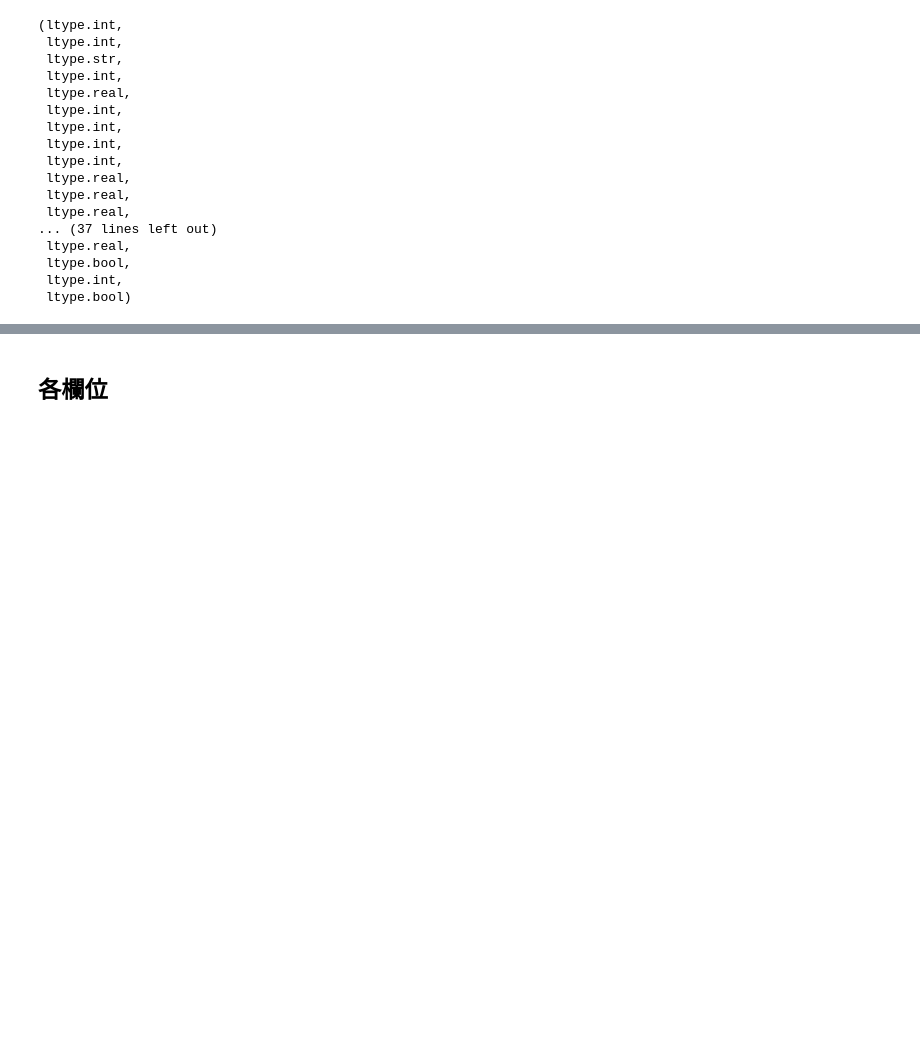
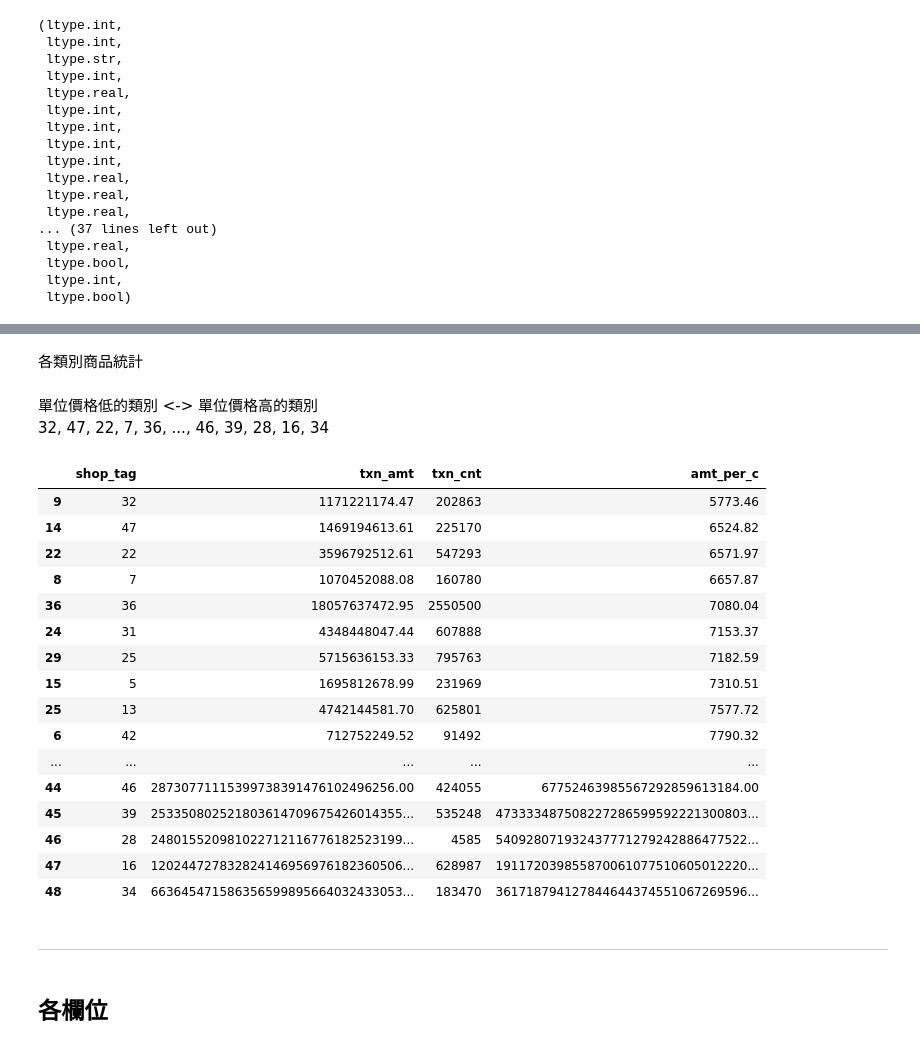
Before and after one commit to wwweiwei/TBrain-2021, a Jupyter notebook: EDA.ipynb, the cells around one changed output, grey strips where cells are left out. Saved outputs shown, nothing was run; the diff lists cells and outputs as text; code cells hidden in the pictures; blank space fills up the shorter version.

```diff
--- a/EDA.ipynb
+++ b/EDA.ipynb
@@ -79,3 +132,36 @@ data.ltypes
+# %% [markdown]
+各類別商品統計
+# %%
+data_txn_amt = data[:, [sum(f.txn_amt), count(f.txn_cnt)], by('shop_tag')].to_pandas()
+data_txn_amt = data_txn_amt.sort_values(by=['txn_amt'])
+# %% [markdown]
+單位價格低的類別 <-> 單位價格高的類別 <br>
+32, 47, 22, 7, 36, ..., 46, 39, 28, 16, 34
+# %%
+data_txn_amt_cnt = pd.DataFrame(data_txn_amt['shop_tag'], columns = ['shop_tag', 'amt_per_c'])
+data_txn_amt_cnt['amt_per_c'] = data_txn_amt['txn_amt']/data_txn_amt['txn_cnt']
+data_txn_amt_cnt = pd.merge(data_txn_amt, data_txn_amt_cnt, on = 'shop_tag')
+data_txn_amt_cnt.sort_values(by=['amt_per_c'])
+# %% [output]
+|  | shop_tag | txn_amt | txn_cnt | amt_per_c |
+| 9 | 32 | 1171221174.47 | 202863 | 5773.46 |
+| 14 | 47 | 1469194613.61 | 225170 | 6524.82 |
+| 22 | 22 | 3596792512.61 | 547293 | 6571.97 |
+| 8 | 7 | 1070452088.08 | 160780 | 6657.87 |
+| 36 | 36 | 18057637472.95 | 2550500 | 7080.04 |
+| 24 | 31 | 4348448047.44 | 607888 | 7153.37 |
+| 29 | 25 | 5715636153.33 | 795763 | 7182.59 |
+| 15 | 5 | 1695812678.99 | 231969 | 7310.51 |
+| 25 | 13 | 4742144581.70 | 625801 | 7577.72 |
+| 6 | 42 | 712752249.52 | 91492 | 7790.32 |
+| ... | ... | ... | ... | ... |
+| 44 | 46 | 28730771115399738391476102496256.00 | 424055 | 67752463985567292859613184.00 |
+| 45 | 39 | 253350802521803614709675426014355... | 535248 | 473333487508227286599592221300803... |
+| 46 | 28 | 248015520981022712116776182523199... | 4585 | 540928071932437771279242886477522... |
+| 47 | 16 | 120244727832824146956976182360506... | 628987 | 191172039855870061077510605012220... |
+| 48 | 34 | 663645471586356599895664032433053... | 183470 | 361718794127844644374551067269596... |
+# %% [markdown]
+---
 # %% [markdown]
 ## 各欄位
 # %% [markdown]
```
Also changed, not shown: parts of 12 cells of this notebook.
